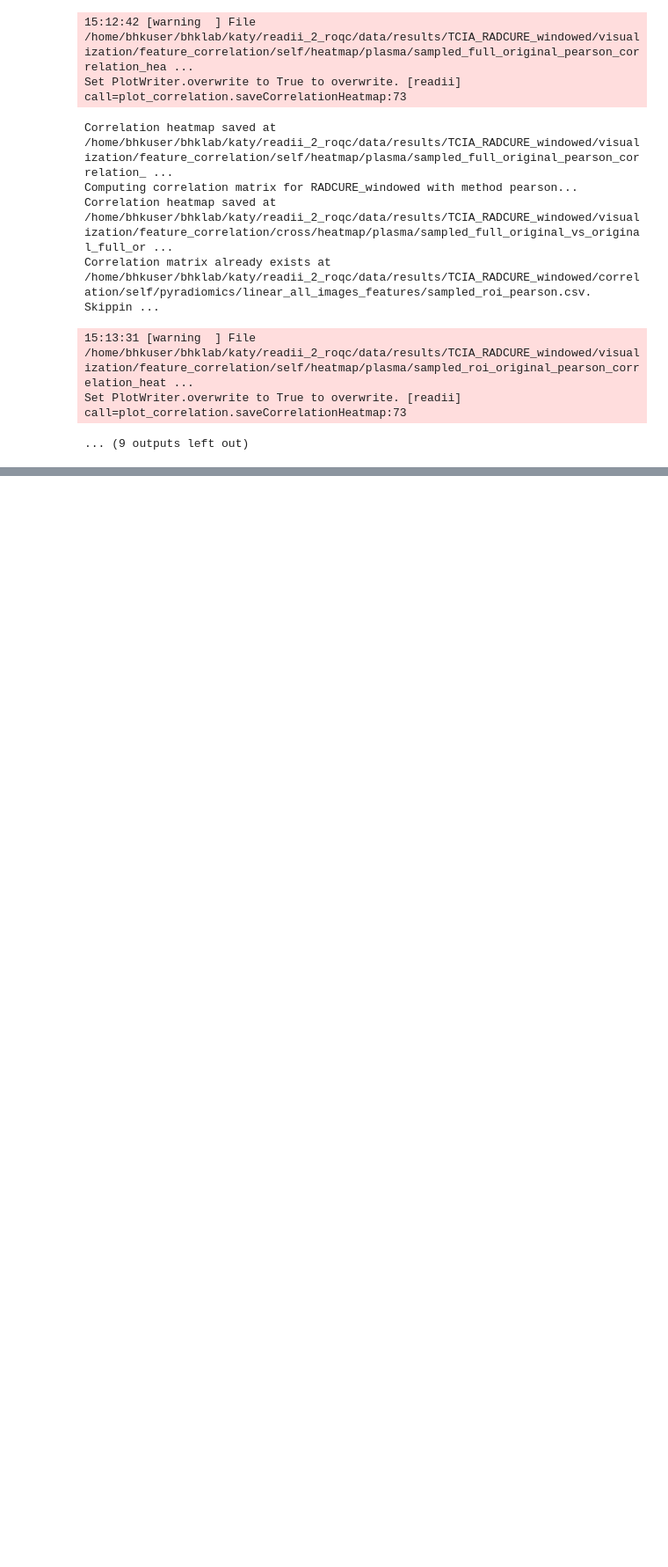
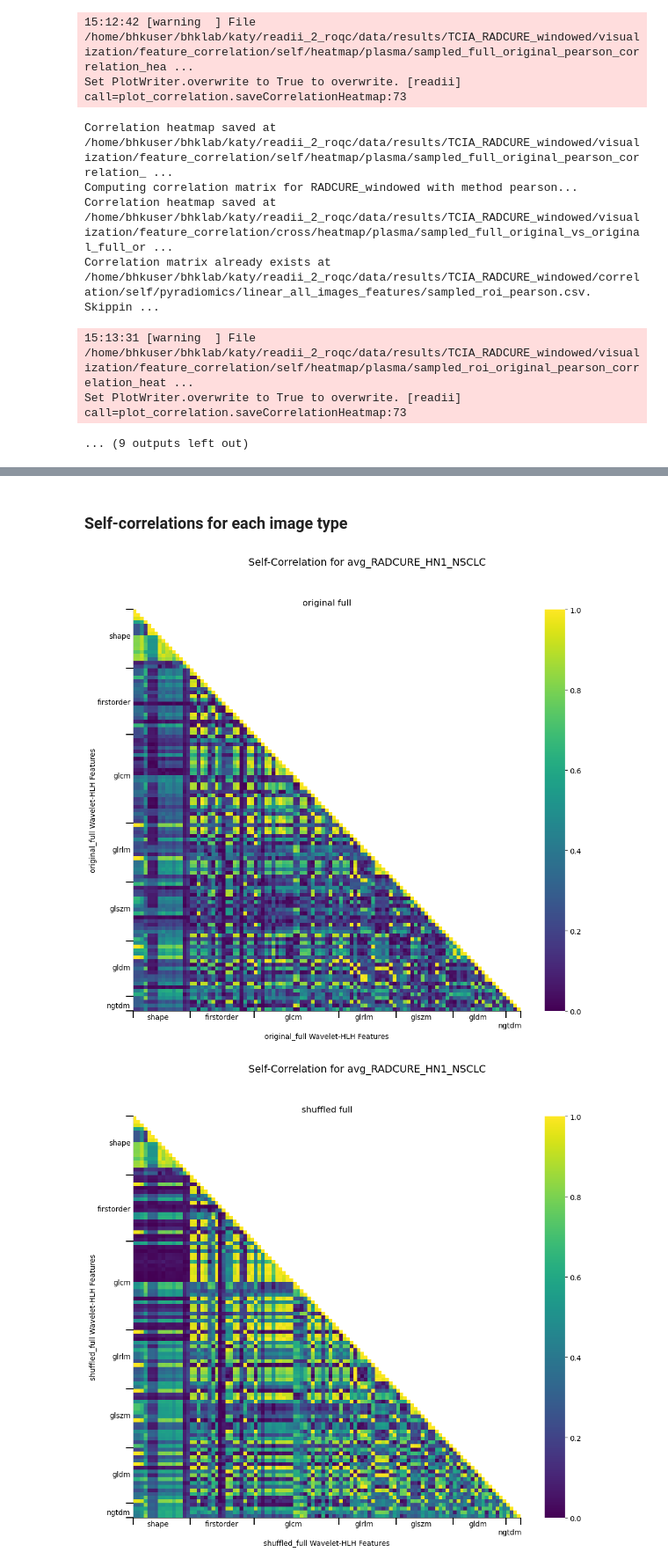
Before and after one commit to bhklab/readii_2_roqc, a Jupyter notebook: sandbox/dev_correlate.ipynb, the cells around one changed output, grey strips where cells are left out. Shown at 88% size. Drawn from its saved outputs; the diff is of its cells as text; code cells hidden in the pictures; blank space fills up the shorter version.

Commit message:
feat: add function for feature class label addition to plot, setting min and max values for heatmap, getting subset of features, running averaged features for manuscript

```diff
--- a/sandbox/dev_correlate.ipynb
+++ b/sandbox/dev_correlate.ipynb
@@ -114,5 +192,5 @@ def plotCorrelationHeatmap(correlation_matrix_df:pd.DataFrame,
 # %%
-def make_corr_figure(dataset:str,
+def make_corr_figure(full_dataset_name:str,
                      correlations:pd.DataFrame,
                      correlation_method:str = "pearson",
                      cmap:str = 'coolwarm',
@@ -125,7 +203,6 @@ def make_corr_figure(dataset:str,
                      signature: str|None = None,
                      overwrite: bool = False
                      ) -> tuple[plt.Figure, Path]:
-    dataset_config, dataset_name, full_dataset_name = load_dataset_config(dataset)
 
     if x_subset_keyword is None and y_subset_keyword is None:
         corr_subset = correlations
@@ -158,7 +235,7 @@ def make_corr_figure(dataset:str,
 
     match correlation_type:
         case "self":
-            title = f"Self-Correlation for {dataset}"
+            title = f"Self-Correlation for {full_dataset_name}"
             subtitle = f"{' '.join(x_readii_itype.split('_'))} image"
             diagonal = True
             if signature:
@@ -170,7 +247,7 @@ def make_corr_figure(dataset:str,
 
 
         case "cross":
-            title = f"Cross-Correlation for {dataset}"
+            title = f"Cross-Correlation for {full_dataset_name}"
             subtitle = f"{' '.join(y_readii_itype.split('_'))} image vs {' '.join(x_readii_itype.split('_'))} image"
             diagonal = False
             if signature:
@@ -437,10 +516,10 @@ Correlation matrix already exists at /home/bhkuser/bhklab/katy/readii_2_roqc/dat
 Set PlotWriter.overwrite to True to overwrite. [readii] call=plot_correlation.saveCorrelationHeatmap:73
 ... (9 outputs left out)
 # %%
-dataset = 'HEAD-NECK-RADIOMICS-HN1_windowed'
+dataset = 'RADCURE_windowed'
 dataset_config, dataset_name, full_dataset_name = load_dataset_config(dataset)
 
-signature_name = 'aerts_original'
+signature_name = 'choi_opc_os_2020'
 signature_df = load_signature_config(signature_name)
 signature_features = signature_df.index.append(pd.Index(['original_shape_MeshVolume']))
 
@@ -528,0 +593,58 @@ self_corr_pd
+# %%
+dataset = 'RADCURE_windowed'
+dataset_config, dataset_name, full_dataset_name = load_dataset_config(dataset)
+# %% [markdown]
+### Self-correlations for each image type
+# %%
+dataset = 'avg_RADCURE_HN1_NSCLC'
+corr_type = "self"
+subset_keyword = 'wavelet-HLH'
+correlation_method = "pearson"
+cmap = "viridis"
+signature = "Wavelet-HLH"
+
+
+for itype in image_type_iterator(dataset_config):
+    image_type = "_".join(itype)
+
+    corr_file = Path("correlation") / corr_type / "pyradiomics" / "linear_all_images_features" / f"{image_type}_pearson.csv"
+
+    radcure_correlations = pd.read_csv(dirs.RESULTS / "TCIA_RADCURE_windowed" / corr_file, index_col=0)
+    hn1_correlations = pd.read_csv(dirs.RESULTS / "TCIA_HEAD-NECK-RADIOMICS-HN1_windowed" / corr_file, index_col=0)
+    nsclc_correlations = pd.read_csv(dirs.RESULTS / "TCIA_NSCLC-Radiomics_windowed" / corr_file, index_col=0)
+
+    average_correlations = np.abs((radcure_correlations + hn1_correlations + nsclc_correlations) / 3)
+
+    avg_corr_subset = get_pattern_subset_features(average_correlations,
+                                                  x_subset_keyword = subset_keyword,
+                                                  y_subset_keyword = subset_keyword,
+                                                  include_volume = False,
+                                                  include_shape=True)
+
+    self_corr_hm = plotCorrelationHeatmap(avg_corr_subset,
+                                          diagonal = True,
+                                          triangle = "lower",
+                                          cmap = cmap,
+                                          xlabel = f'{image_type} {signature} Features',
+                                          ylabel = f'{image_type} {signature} Features',
+                                          title = f"{corr_type.capitalize()}-Correlation for {dataset}",
+                                          subtitle = f"{' '.join(image_type.split('_'))}",
+                                          show_tick_labels = False,
+                                          vmin = 0,
+                                          vmax = 1.0
+                                          )
+    self_corr_hm.set_size_inches(12,10)
+
+    self_corr_hm = add_pyrad_feature_class_labels(self_corr_hm)
+
+    # save_path = saveCorrelationHeatmap(self_corr_hm,
+    #                                    correlation_directory = dirs.RESULTS / dataset / "visualization" / "feature_correlation" / corr_type / signature if signature else "",
+    #                                    cmap = cmap,
+    #                                    feature_types=[f'{image_type}'],
+    #                                    correlation_type=correlation_method,
+    #                                    overwrite = True)
+
+    # plt.close()
+# %% [output]
+[figure, added]
+[figure, added]
```
Also changed, not shown: parts of 14 cells of this notebook.
